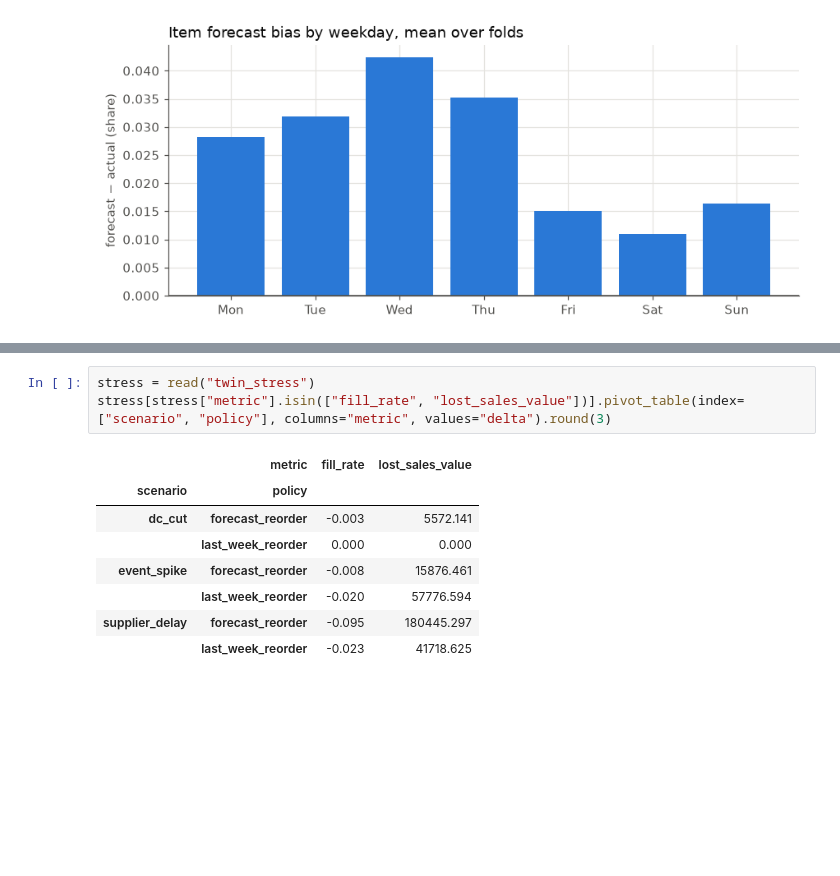
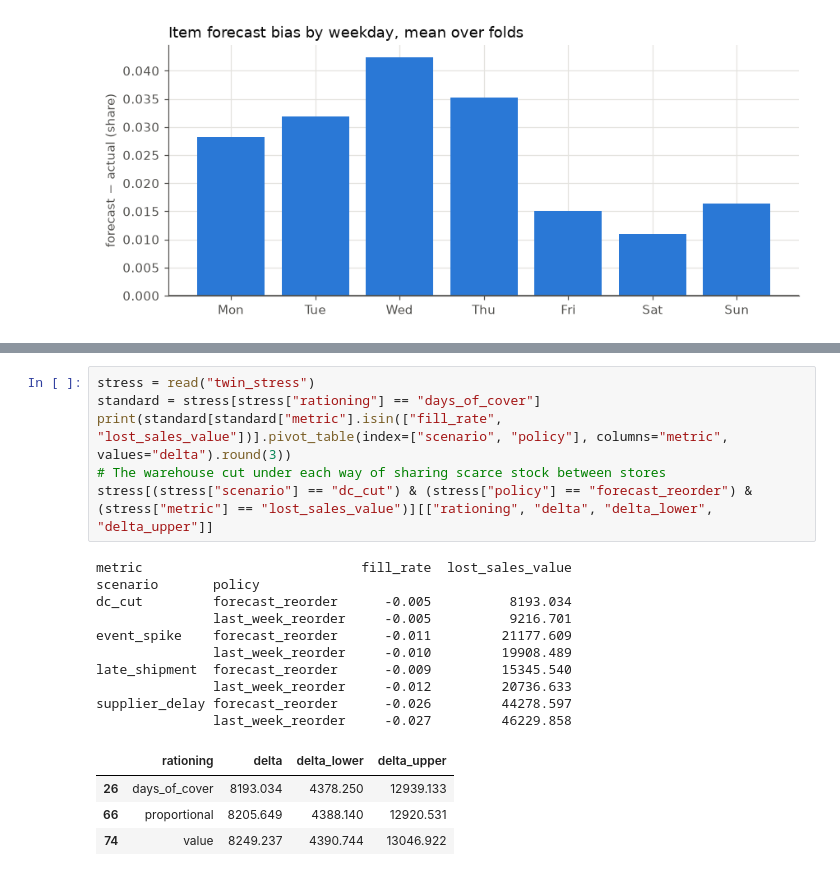
Before and after one commit to advaithvemurisai/demand-forecast-platform, a Jupyter notebook: notebooks/walkthrough.ipynb, the cells around one changed output, grey strips where cells are left out. Cells and saved outputs as stored; diff of their text form; blank space fills up the shorter version.

```diff
--- a/notebooks/walkthrough.ipynb
+++ b/notebooks/walkthrough.ipynb
@@ -311,12 +334,21 @@ frontier[frontier["recommended"]][["category", "service_level", "fill_rate", "in
 # %%
 stress = read("twin_stress")
-stress[stress["metric"].isin(["fill_rate", "lost_sales_value"])].pivot_table(index=["scenario", "policy"], columns="metric", values="delta").round(3)
+standard = stress[stress["rationing"] == "days_of_cover"]
+print(standard[standard["metric"].isin(["fill_rate", "lost_sales_value"])].pivot_table(index=["scenario", "policy"], columns="metric", values="delta").round(3))
+# The warehouse cut under each way of sharing scarce stock between stores
+stress[(stress["scenario"] == "dc_cut") & (stress["policy"] == "forecast_reorder") & (stress["metric"] == "lost_sales_value")][["rationing", "delta", "delta_lower", "delta_upper"]]
 # %% [output]
+metric                            fill_rate  lost_sales_value
+scenario       policy
+dc_cut         forecast_reorder      -0.005          8193.034
+               last_week_reorder     -0.005          9216.701
+event_spike    forecast_reorder      -0.011         21177.609
+               last_week_reorder     -0.010         19908.489
+late_shipment  forecast_reorder      -0.009         15345.540
+               last_week_reorder     -0.012         20736.633
+supplier_delay forecast_reorder      -0.026         44278.597
+               last_week_reorder     -0.027         46229.858
-|  | metric | fill_rate | lost_sales_value |
-| scenario | policy |  |  |
-| dc_cut | forecast_reorder | -0.003 | 5572.141 |
-|  | last_week_reorder | 0.000 | 0.000 |
-| event_spike | forecast_reorder | -0.008 | 15876.461 |
-|  | last_week_reorder | -0.020 | 57776.594 |
-| supplier_delay | forecast_reorder | -0.095 | 180445.297 |
-|  | last_week_reorder | -0.023 | 41718.625 |
+|  | rationing | delta | delta_lower | delta_upper |
+| 26 | days_of_cover | 8193.034 | 4378.250 | 12939.133 |
+| 66 | proportional | 8205.649 | 4388.140 | 12920.531 |
+| 74 | value | 8249.237 | 4390.744 | 13046.922 |
```
Also changed, not shown: parts of 10 cells of this notebook, 42 other files.
